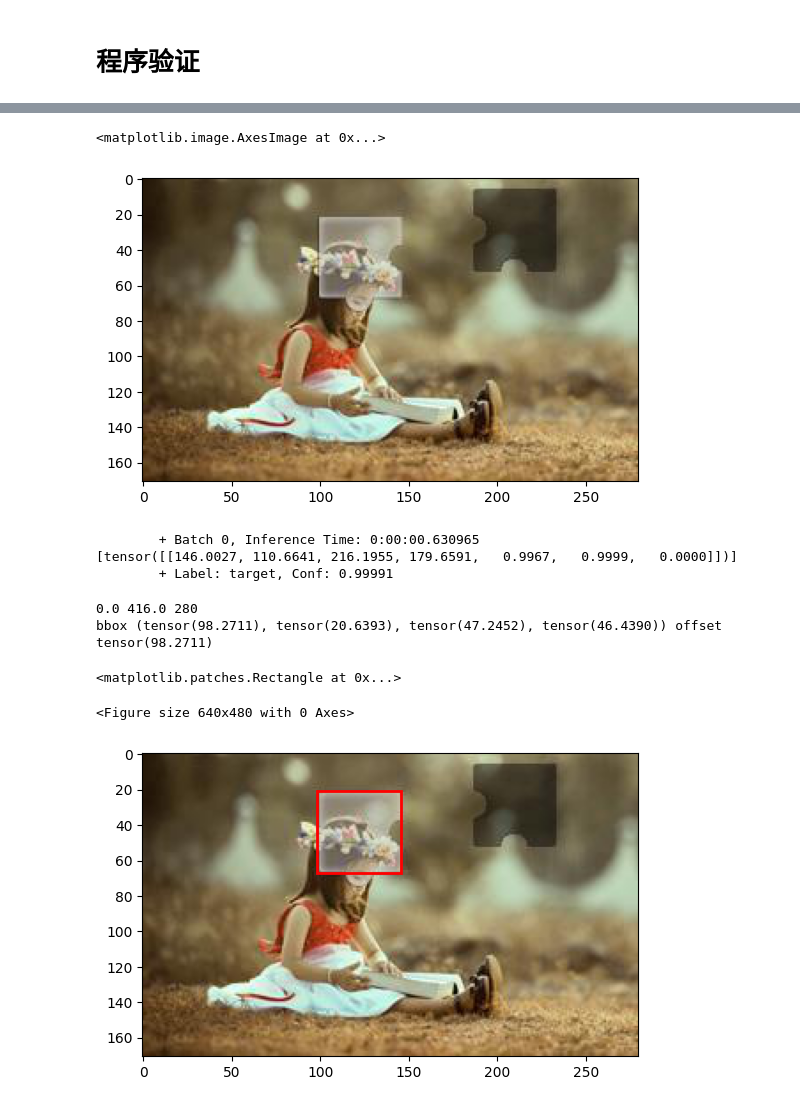
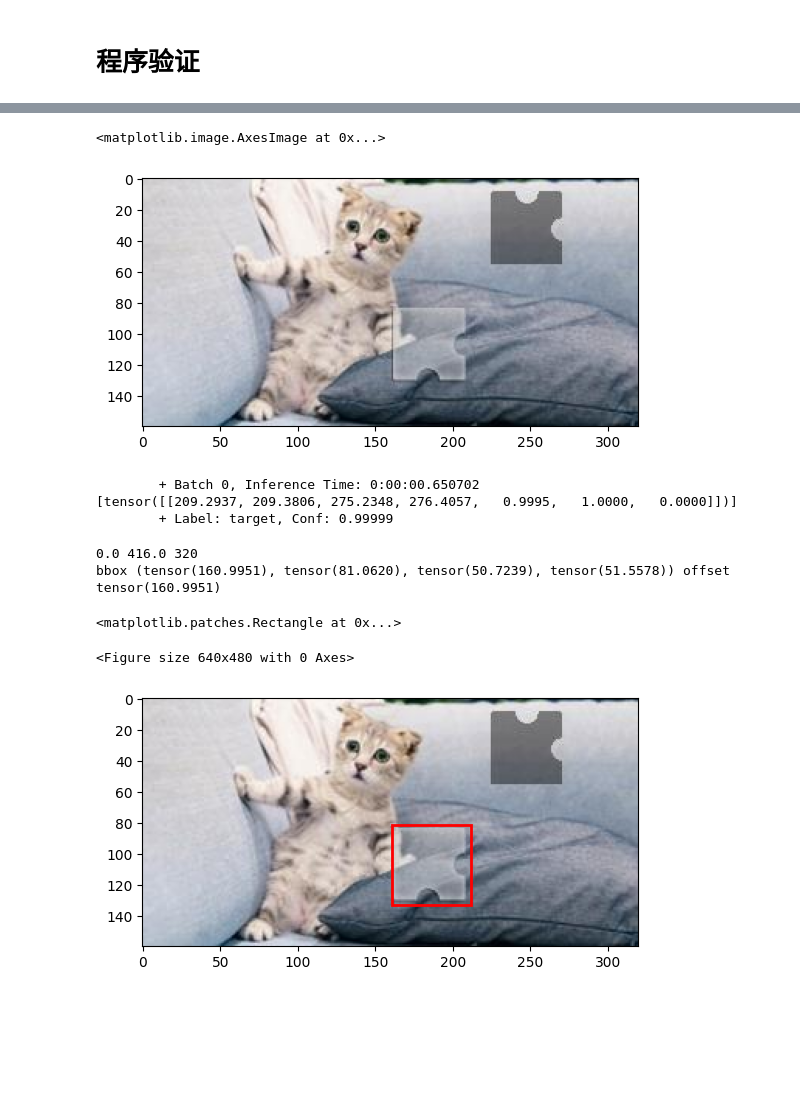
Before and after one commit to 9cats/chaoxing_slidecaptcha_verify, a Jupyter notebook: verify.ipynb, the cells around one changed output, grey strips where cells are left out. Saved outputs shown, nothing was run; the diff lists cells and outputs as text; code cells hidden in the pictures; blank space fills up the shorter version.

```diff
--- a/verify.ipynb
+++ b/verify.ipynb
@@ -20,17 +22,20 @@ from utils.utils import *
 def callback(json):
   return json
 
-response = requests.get(
-  "http://captcha.chaoxing.com/captcha/get/verification/image",
-  params = {
-    "callback": "callback",
-    "captchaId": "42sxgHoTPTKbt0uZxPJ7ssOvtXr3ZgZ1",
-  },
-  headers = {
-  "Referer": "http://office.chaoxing.com/",
- }
-)
+# response = requests.get(
+#   "http://captcha.chaoxing.com/captcha/get/verification/image",
+#   params = {
+#     "callback": "callback",
+#     "captchaId": "42sxgHoTPTKbt0uZxPJ7ssOvtXr3ZgZ1",
+#   },
+#   headers = {
+#   "Referer": "http://office.chaoxing.com/",
+#  }
+# )
 
-print(response.text)
-data = eval(response.text)
+response = requests.get("http://127.0.0.1:3000/api/chaoxing/mock")
+data = json.loads(response.text)
+# print(response.text)
+# data = eval(response.text)
 token = data['token']
+image = data["imageVerificationVo"]["shadeImage"]
@@ -39,11 +42,11 @@ callback({"token":"06273E5FC2EA11D6060A00C180AEBFC1","imageVerificationVo":{"typ
 # %%
 # 处理图像数据成 Image 对象，并打印出
-img_data = base64.b64decode(data["imageVerificationVo"]["shadeImage"])
+img_data = requests.get(data["imageVerificationVo"]["shadeImage"]).content
 img = Image.open(BytesIO(img_data))
 plt.imshow(img)
 # %% [output]
 <matplotlib.image.AxesImage at 0x...>
-[figure, old version]
+[figure, new version]
 # %%
 # YoloV3 配置
 model_def_path = "chaoxing_slidecaptcha_verify.cfg"  # 模型定义文件
@@ -122,9 +125,9 @@ for batch_i, img_tensor in enumerate(dataloader):
     print(detections)
     print("\t+ Label: %s, Conf: %.5f" % ("target", cls_conf))
 # %% [output]
-        + Batch 0, Inference Time: 0:00:00.630965
-[tensor([[146.0027, 110.6641, 216.1955, 179.6591,   0.9967,   0.9999,   0.0000]])]
-        + Label: target, Conf: 0.99991
+        + Batch 0, Inference Time: 0:00:00.650702
+[tensor([[209.2937, 209.3806, 275.2348, 276.4057,   0.9995,   1.0000,   0.0000]])]
+        + Label: target, Conf: 0.99999
 # %%
 # 显示结果
 
@@ -156,15 +159,17 @@ print(pad_x, unpad_w, orig_w)
 box_w = x2 - x1
 box_h = y2 - y1
 
-bbox = patches.Rectangle((x1, y1), box_w, box_h, linewidth=2, edgecolor=[1,0,0], facecolor="none")
+
+
+bbox = Rectangle((x1, y1), box_w, box_h, linewidth=2, edgecolor=[1,0,0], facecolor="none")
 print('bbox', (x1, y1, box_w, box_h), 'offset', x1)
 ax.add_patch(bbox)
 # %% [output]
-0.0 416.0 280
-bbox (tensor(98.2711), tensor(20.6393), tensor(47.2452), tensor(46.4390)) offset tensor(98.2711)
+0.0 416.0 320
+bbox (tensor(160.9951), tensor(81.0620), tensor(50.7239), tensor(51.5578)) offset tensor(160.9951)
 <matplotlib.patches.Rectangle at 0x...>
 <Figure size 640x480 with 0 Axes>
-[figure, old version]
+[figure, new version]
 # %%
 # 查看验证结果
 x = int(x1) - 5
```
Also changed, not shown: parts of 4 cells of this notebook, 2 other files.
